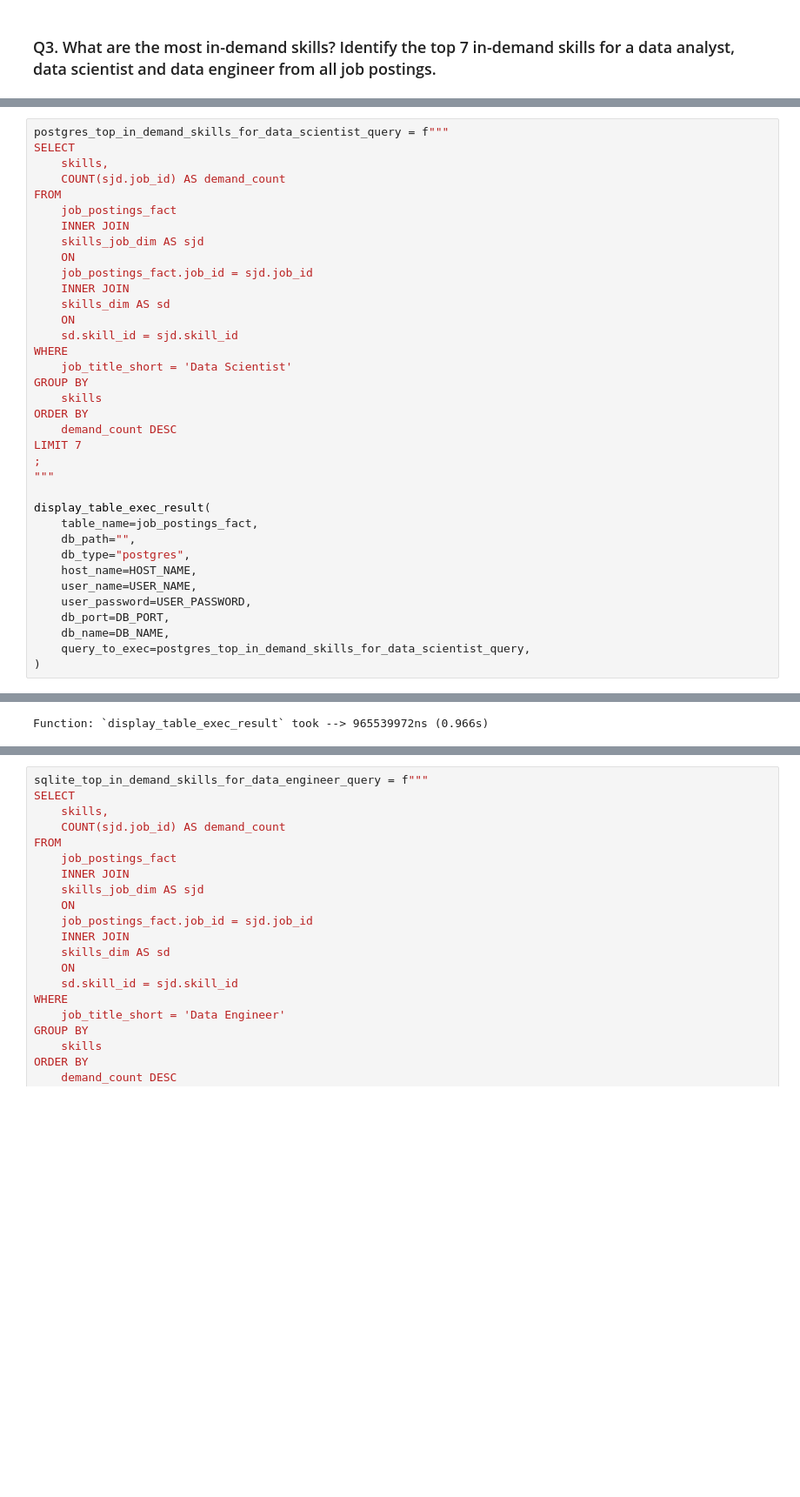
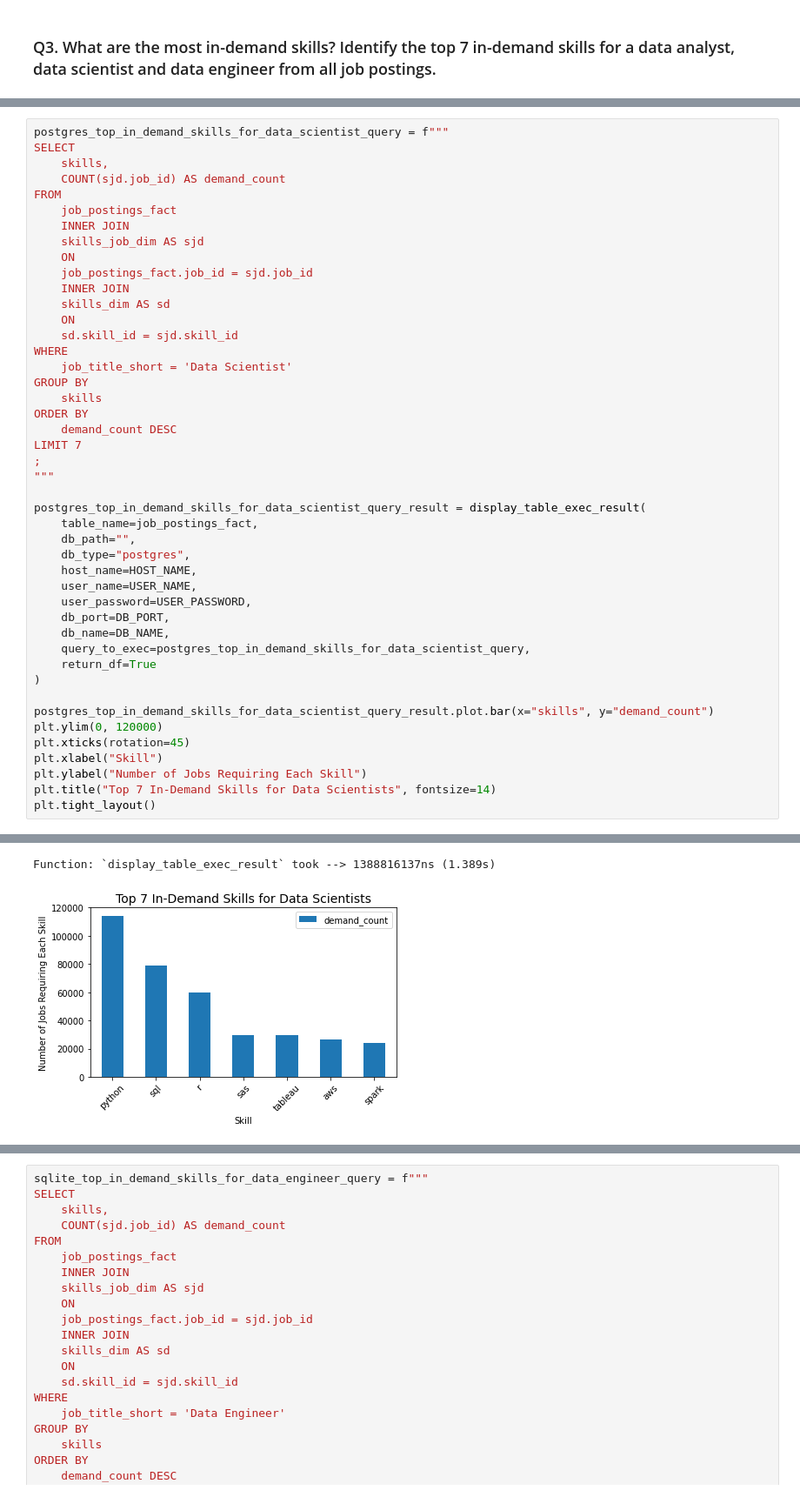
Before and after one commit to tunprimus/data-jobs-analysis, a Jupyter notebook: data-jobs-analysis.ipynb, the cells around one changed output, grey strips where cells are left out. Shown at 87% size. Drawn from its saved outputs; the diff is of its cells as text; blank space fills up the shorter version.

```diff
--- a/data-jobs-analysis.ipynb
+++ b/data-jobs-analysis.ipynb
@@ -1070,33 +1074,43 @@ FROM
     sd.skill_id = sjd.skill_id
 WHERE
     job_title_short = 'Data Scientist'
 GROUP BY
     skills
 ORDER BY
     demand_count DESC
 LIMIT 7
 ;
 """
 
-display_table_exec_result(
+postgres_top_in_demand_skills_for_data_scientist_query_result = display_table_exec_result(
     table_name=job_postings_fact,
     db_path="",
     db_type="postgres",
     host_name=HOST_NAME,
     user_name=USER_NAME,
     user_password=USER_PASSWORD,
     db_port=DB_PORT,
     db_name=DB_NAME,
     query_to_exec=postgres_top_in_demand_skills_for_data_scientist_query,
+    return_df=True
 )
+
+postgres_top_in_demand_skills_for_data_scientist_query_result.plot.bar(x="skills", y="demand_count")
+plt.ylim(0, 120000)
+plt.xticks(rotation=45)
+plt.xlabel("Skill")
+plt.ylabel("Number of Jobs Requiring Each Skill")
+plt.title("Top 7 In-Demand Skills for Data Scientists", fontsize=14)
+plt.tight_layout()
 # %% [output]
 |  | skills | demand_count |
 | 0 | python | 114016 |
 | 1 | sql | 79174 |
 | 2 | r | 59754 |
 | 3 | sas | 29642 |
 | 4 | tableau | 29513 |
 | 5 | aws | 26311 |
 | 6 | spark | 24353 |
-Function: `display_table_exec_result` took --> 965539972ns (0.966s)
+Function: `display_table_exec_result` took --> 1388816137ns (1.389s)
+[figure, added]
 # %%
```
Also changed, not shown: parts of 16 cells of this notebook, 2 other files.
